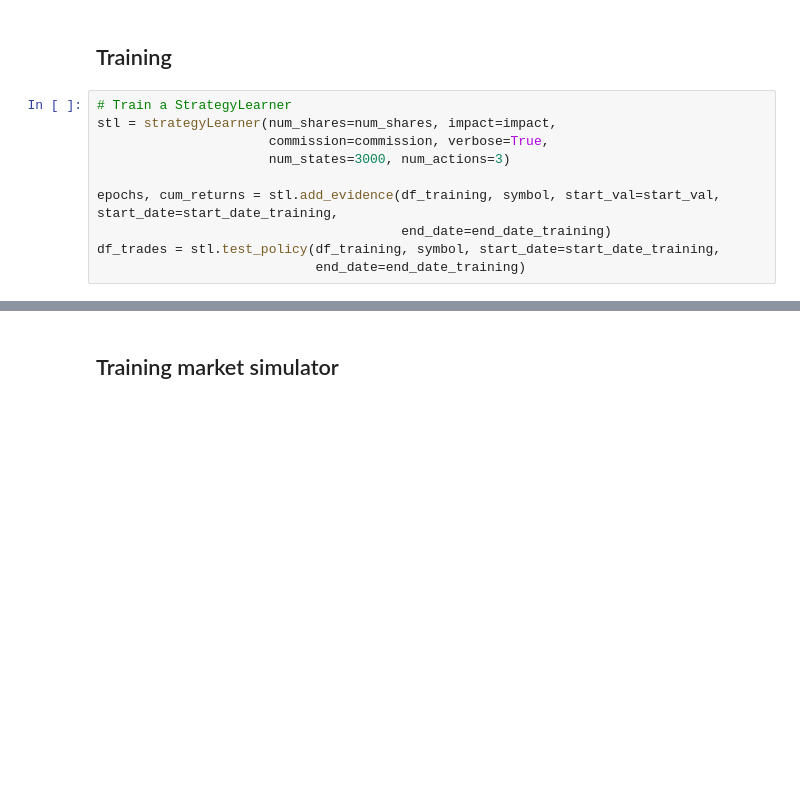
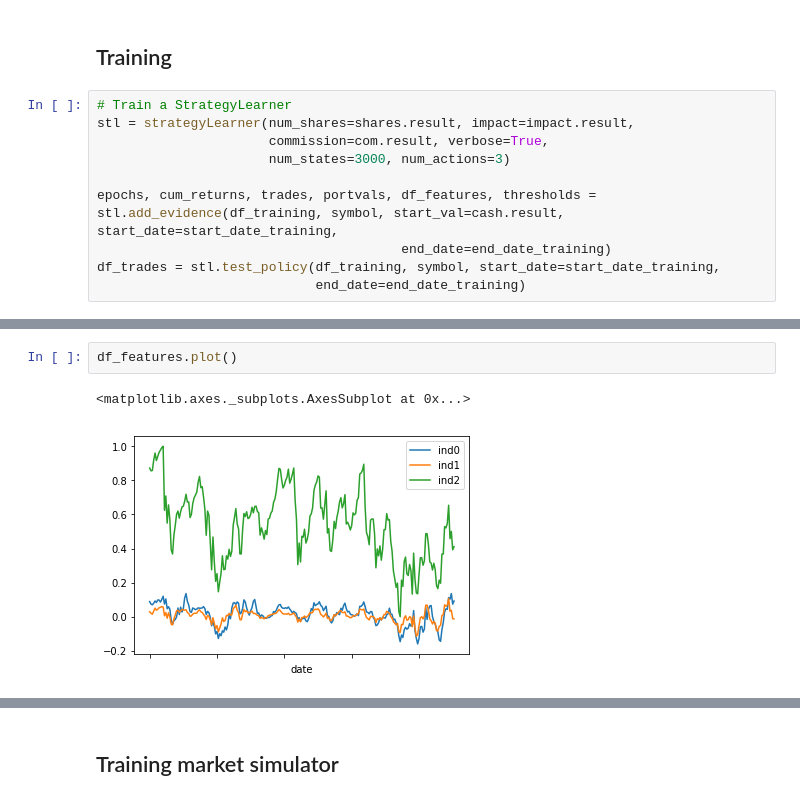
Before and after one commit to kairosart/factors, a Jupyter notebook: strategy_learner_getting_online_data.ipynb, the cells around one changed output, grey strips where cells are left out. Saved outputs shown, nothing was run; the diff lists cells and outputs as text; blank space fills up the shorter version.

```diff
--- a/strategy_learner_getting_online_data.ipynb
+++ b/strategy_learner_getting_online_data.ipynb
@@ -298,11 +305,11 @@ df_benchmark_trades = create_df_benchmark(df_training, num_shares)
 ## Training
 # %%
 # Train a StrategyLearner
-stl = strategyLearner(num_shares=num_shares, impact=impact,
-                      commission=commission, verbose=True,
+stl = strategyLearner(num_shares=shares.result, impact=impact.result,
+                      commission=com.result, verbose=True,
                       num_states=3000, num_actions=3)
 
-epochs, cum_returns = stl.add_evidence(df_training, symbol, start_val=start_val, start_date=start_date_training,
+epochs, cum_returns, trades, portvals, df_features, thresholds = stl.add_evidence(df_training, symbol, start_val=cash.result, start_date=start_date_training,
                                        end_date=end_date_training)
 df_trades = stl.test_policy(df_training, symbol, start_date=start_date_training,
                             end_date=end_date_training)
@@ -327,0 +351,5 @@ TypeError: unsupported operand type(s) for *: 'function' and 'float'
+# %%
+df_features.plot()
+# %% [output]
+<matplotlib.axes._subplots.AxesSubplot at 0x...>
+[figure, added]
```
Also changed, not shown: parts of 18 cells of this notebook, 1 other file.
